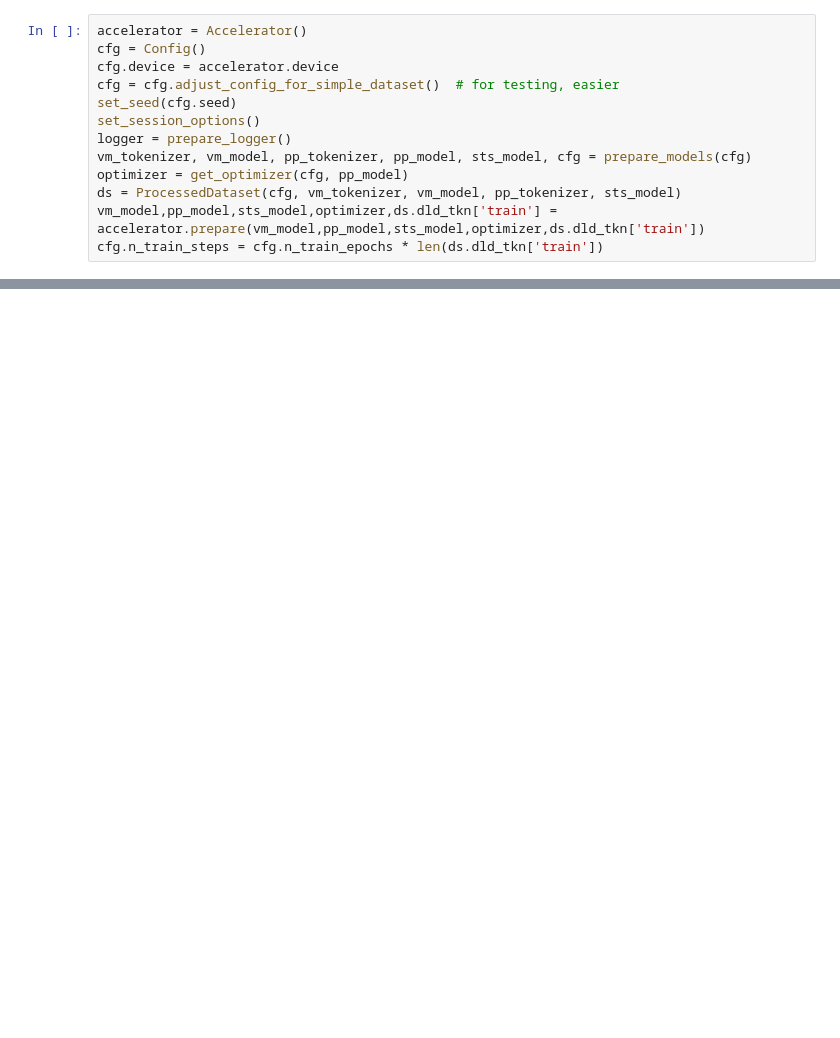
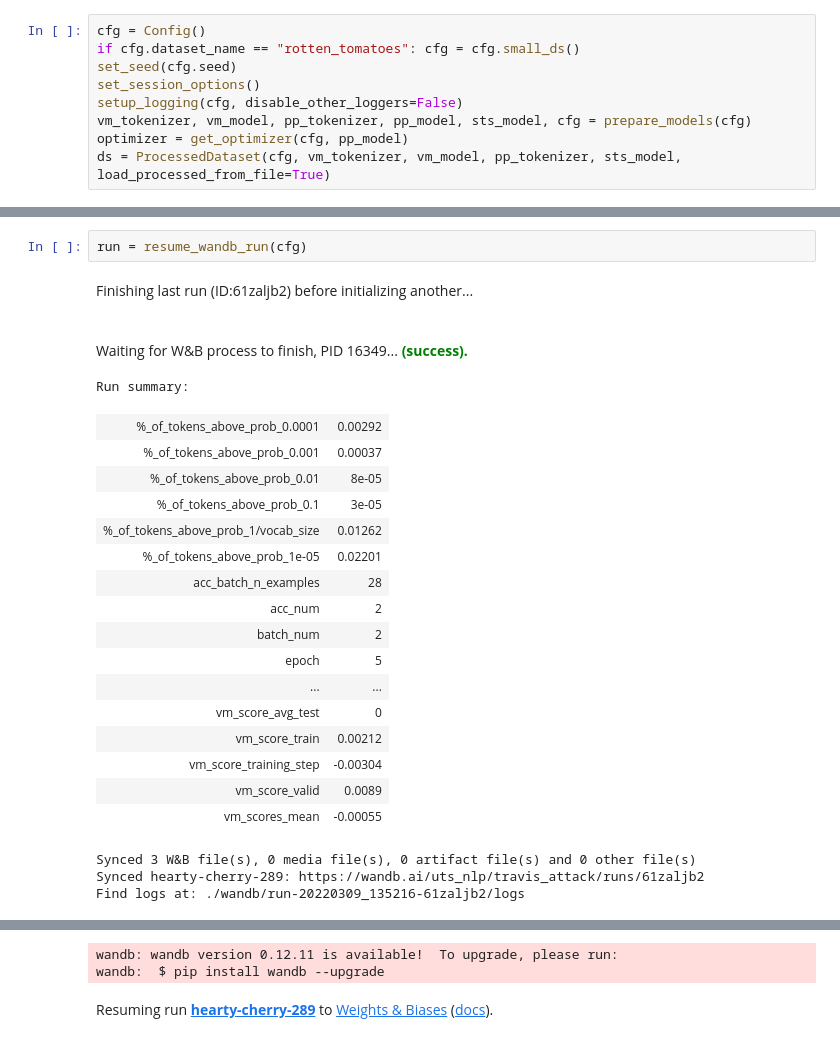
Before and after one commit to puzzler10/travis_attack, a Jupyter notebook: run.ipynb, the cells around one changed output, grey strips where cells are left out. Cells and saved outputs as stored; diff of their text form; blank space fills up the shorter version.

Commit message:
Incorporated post-run analysis into the insights module. From now on I'm using run.ipynb to do runs as opposed to trainer.

```diff
--- a/run.ipynb
+++ b/run.ipynb
@@ -21,14 +19,10 @@ from accelerate import Accelerator, notebook_launcher
 # %%
-accelerator = Accelerator()
 cfg = Config()
-cfg.device = accelerator.device
-cfg = cfg.adjust_config_for_simple_dataset()  # for testing, easier
+if cfg.dataset_name == "rotten_tomatoes": cfg = cfg.small_ds()
 set_seed(cfg.seed)
 set_session_options()
-logger = prepare_logger()
+setup_logging(cfg, disable_other_loggers=False)
 vm_tokenizer, vm_model, pp_tokenizer, pp_model, sts_model, cfg = prepare_models(cfg)
 optimizer = get_optimizer(cfg, pp_model)
-ds = ProcessedDataset(cfg, vm_tokenizer, vm_model, pp_tokenizer, sts_model)
-vm_model,pp_model,sts_model,optimizer,ds.dld_tkn['train'] = accelerator.prepare(vm_model,pp_model,sts_model,optimizer,ds.dld_tkn['train'])
-cfg.n_train_steps = cfg.n_train_epochs * len(ds.dld_tkn['train'])
+ds = ProcessedDataset(cfg, vm_tokenizer, vm_model, pp_tokenizer, sts_model, load_processed_from_file=True)
 # %% [output]
@@ -60,0 +76,25 @@ vars(cfg)
+# %%
+run = resume_wandb_run(cfg)
+# %% [output]
+Finishing last run (ID:61zaljb2) before initializing another...
+Waiting for W&B process to finish, PID 16349... (success).
+Run summary:
+| %_of_tokens_above_prob_0.0001 | 0.00292 |
+| %_of_tokens_above_prob_0.001 | 0.00037 |
+| %_of_tokens_above_prob_0.01 | 8e-05 |
+| %_of_tokens_above_prob_0.1 | 3e-05 |
+| %_of_tokens_above_prob_1/vocab_size | 0.01262 |
+| %_of_tokens_above_prob_1e-05 | 0.02201 |
+| acc_batch_n_examples | 28 |
+| acc_num | 2 |
+| batch_num | 2 |
+| epoch | 5 |
+| ... | ... |
+| vm_score_avg_test | 0 |
+| vm_score_train | 0.00212 |
+| vm_score_training_step | -0.00304 |
+| vm_score_valid | 0.0089 |
+| vm_scores_mean | -0.00055 |
+Synced 3 W&B file(s), 0 media file(s), 0 artifact file(s) and 0 other file(s)
+Synced hearty-cherry-289: https://wandb.ai/uts_nlp/travis_attack/runs/61zaljb2
+Find logs at: ./wandb/run-20220309_135216-61zaljb2/logs
@@ -60,0 +102,3 @@ vars(cfg)
+wandb: wandb version 0.12.11 is available!  To upgrade, please run:
+wandb:  $ pip install wandb --upgrade
+Resuming run hearty-cherry-289 to Weights & Biases (docs).
```
Also changed, not shown: parts of 12 cells of this notebook, 21 other files.
